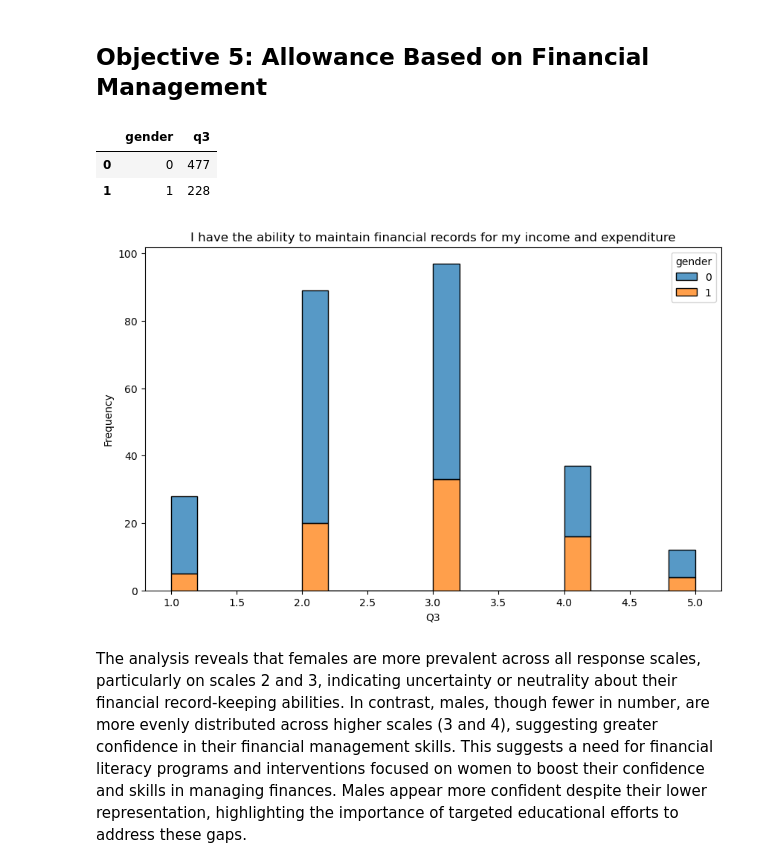
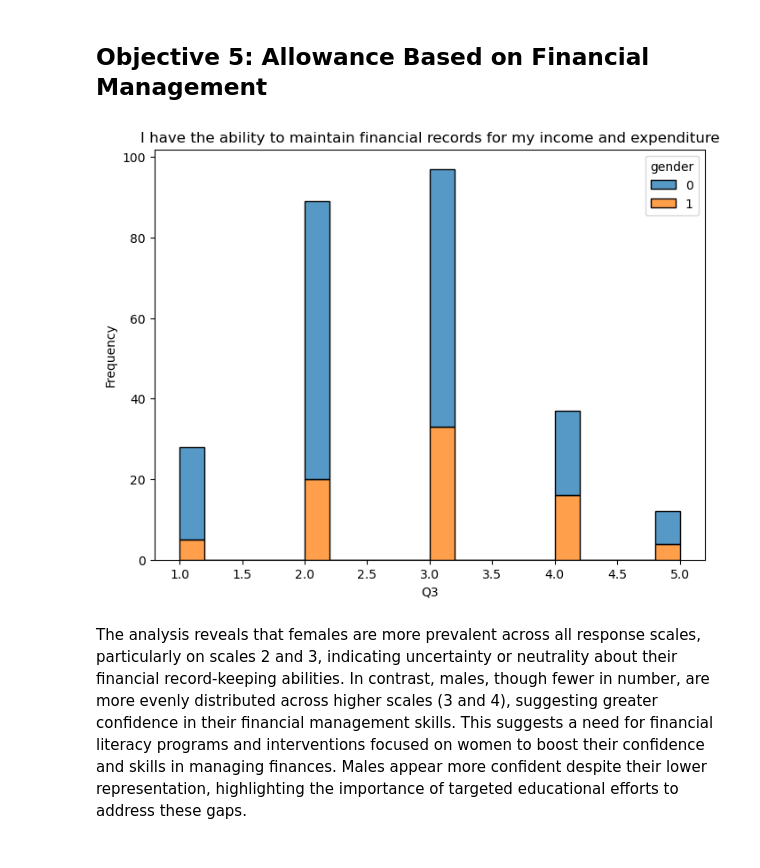
Before and after one commit to FTDS-assignment-bay/p2-final-project-ftds-006-bsd-group-001, a Jupyter notebook: final_project_NLP.ipynb, the cells around one changed output. Drawn from its saved outputs; the diff is of its cells as text; code cells hidden in the pictures.

```diff
--- a/final_project_NLP.ipynb
+++ b/final_project_NLP.ipynb
@@ -293,24 +304,16 @@ plt.show()
 The bar plot reveals that respondents with an allowance over 1 million IDR (category 2) have the highest average score for understanding investment, around 3. Those with allowances between 500k and 1 million IDR (category 1) have similar scores, while respondents with less than 500k IDR (category 0) score slightly lower. This indicates a positive link between allowance size and investment understanding, suggesting that higher allowances may provide better access to resources or education. However, the small score differences also suggest that other factors like education and personal experience play a role in investment knowledge.
 # %% [markdown]
 ## Objective 5: Allowance Based on Financial Management
-# %%
-# gender based on question 3
-gender_q3 = df.groupby('gender')['q3'].sum().reset_index()
-gender_q3
-# %% [output]
-|  | gender | q3 |
-| 0 | 0 | 477 |
-| 1 | 1 | 228 |
 # %%
 # visualization with bar chart for question 3 based on gender
-plt.figure(figsize=(10, 6))
+plt.figure(figsize=(8, 6))
 sns.histplot(data=df, x='q3', hue='gender', multiple='stack', bins=20)
 plt.title('I have the ability to maintain financial records for my income and expenditure')
 plt.xlabel('Q3')
 plt.ylabel('Frequency')
 plt.show()
 # %% [output]
-[figure, old version]
+[figure, new version]
 # %% [markdown]
 The analysis reveals that females are more prevalent across all response scales, particularly on scales 2 and 3, indicating uncertainty or neutrality about their financial record-keeping abilities. In contrast, males, though fewer in number, are more evenly distributed across higher scales (3 and 4), suggesting greater confidence in their financial management skills. This suggests a need for financial literacy programs and interventions focused on women to boost their confidence and skills in managing finances. Males appear more confident despite their lower representation, highlighting the importance of targeted educational efforts to address these gaps.
 # %% [markdown]
```
Also changed, not shown: parts of 21 cells of this notebook, 3 other files.
